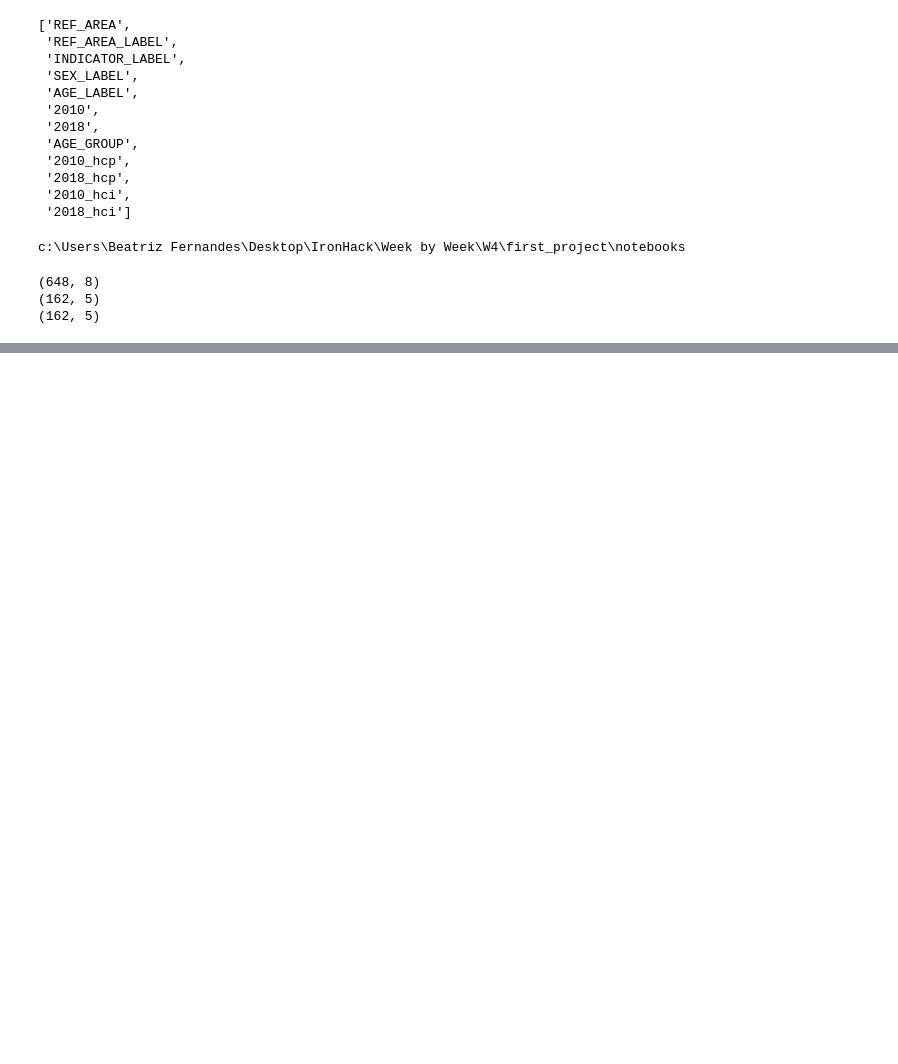
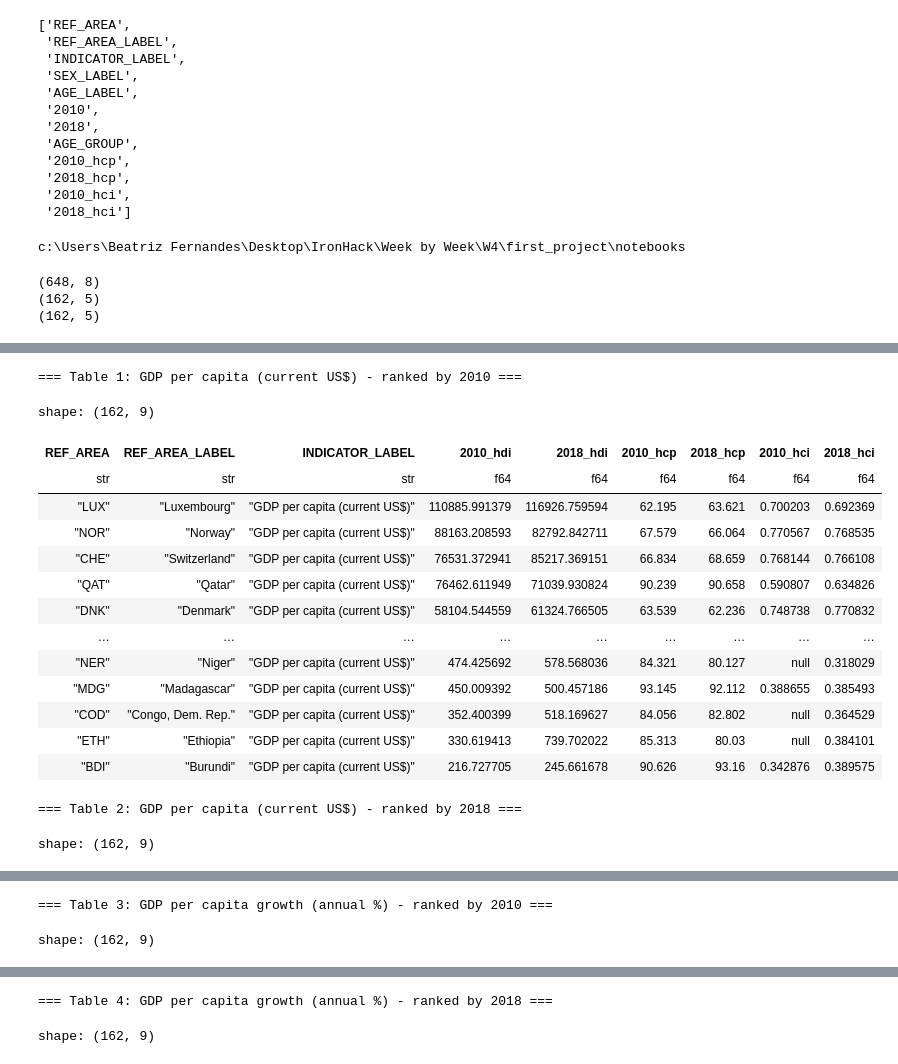
Before and after one commit to rachelv2/first_project, a Jupyter notebook: notebooks/data_cleaning_beatriz.ipynb, the cells around one changed output, grey strips where cells are left out. Drawn from its saved outputs; the diff is of its cells as text; code cells hidden in the pictures; blank space fills up the shorter version.

```diff
--- a/notebooks/data_cleaning_beatriz.ipynb
+++ b/notebooks/data_cleaning_beatriz.ipynb
@@ -692,0 +897,74 @@ merged.write_csv('merged.csv')
+# %%
+# Table 1: GDP per capita (current US$) ranked by 2010
+gdp_current_2010 = (
+    merged
+    .filter(
+        (pl.col('INDICATOR_LABEL') == 'GDP per capita (current US$)') &
+        (pl.col('SEX_LABEL') == 'Total')
+    )
+    .select(['REF_AREA', 'REF_AREA_LABEL', 'INDICATOR_LABEL', '2010_hdi', '2018_hdi', '2010_hcp', '2018_hcp', '2010_hci', '2018_hci'])
+    .sort('2010_hdi', descending=True)
+)
+
+# Table 2: GDP per capita (current US$) ranked by 2018
+gdp_current_2018 = (
+    merged
+    .filter(
+        (pl.col('INDICATOR_LABEL') == 'GDP per capita (current US$)') &
+        (pl.col('SEX_LABEL') == 'Total')
+    )
+    .select(['REF_AREA', 'REF_AREA_LABEL', 'INDICATOR_LABEL', '2010_hdi', '2018_hdi', '2010_hcp', '2018_hcp', '2010_hci', '2018_hci'])
+    .sort('2018_hdi', descending=True)
+)
+
+# Table 3: GDP per capita growth (annual %) ranked by 2010
+gdp_growth_2010 = (
+    merged
+    .filter(
+        (pl.col('INDICATOR_LABEL') == 'GDP per capita growth (annual %)') &
+        (pl.col('SEX_LABEL') == 'Total')
+    )
+    .select(['REF_AREA', 'REF_AREA_LABEL', 'INDICATOR_LABEL', '2010_hdi', '2018_hdi', '2010_hcp', '2018_hcp', '2010_hci', '2018_hci'])
+    .sort('2010_hdi', descending=True)
+)
+
+# Table 4: GDP per capita growth (annual %) ranked by 2018
+gdp_growth_2018 = (
+    merged
+    .filter(
+        (pl.col('INDICATOR_LABEL') == 'GDP per capita growth (annual %)') &
+        (pl.col('SEX_LABEL') == 'Total')
+    )
+    .select(['REF_AREA', 'REF_AREA_LABEL', 'INDICATOR_LABEL', '2010_hdi', '2018_hdi', '2010_hcp', '2018_hcp', '2010_hci', '2018_hci'])
+    .sort('2018_hdi', descending=True)
+)
+
+print("=== Table 1: GDP per capita (current US$) - ranked by 2010 ===")
+display(gdp_current_2010)
+
+print("=== Table 2: GDP per capita (current US$) - ranked by 2018 ===")
+display(gdp_current_2018)
+
+print("=== Table 3: GDP per capita growth (annual %) - ranked by 2010 ===")
+display(gdp_growth_2010)
+
+print("=== Table 4: GDP per capita growth (annual %) - ranked by 2018 ===")
+display(gdp_growth_2018)
+# %% [output]
+=== Table 1: GDP per capita (current US$) - ranked by 2010 ===
+shape: (162, 9)
+| REF_AREA | REF_AREA_LABEL | INDICATOR_LABEL | 2010_hdi | 2018_hdi | 2010_hcp | 2018_hcp | 2010_hci | 2018_hci |
+| str | str | str | f64 | f64 | f64 | f64 | f64 | f64 |
+| "LUX" | "Luxembourg" | "GDP per capita (current US$)" | 110885.991379 | 116926.759594 | 62.195 | 63.621 | 0.700203 | 0.692369 |
+| "NOR" | "Norway" | "GDP per capita (current US$)" | 88163.208593 | 82792.842711 | 67.579 | 66.064 | 0.770567 | 0.768535 |
+| "CHE" | "Switzerland" | "GDP per capita (current US$)" | 76531.372941 | 85217.369151 | 66.834 | 68.659 | 0.768144 | 0.766108 |
+| "QAT" | "Qatar" | "GDP per capita (current US$)" | 76462.611949 | 71039.930824 | 90.239 | 90.658 | 0.590807 | 0.634826 |
+| "DNK" | "Denmark" | "GDP per capita (current US$)" | 58104.544559 | 61324.766505 | 63.539 | 62.236 | 0.748738 | 0.770832 |
+| … | … | … | … | … | … | … | … | … |
+| "NER" | "Niger" | "GDP per capita (current US$)" | 474.425692 | 578.568036 | 84.321 | 80.127 | null | 0.318029 |
+| "MDG" | "Madagascar" | "GDP per capita (current US$)" | 450.009392 | 500.457186 | 93.145 | 92.112 | 0.388655 | 0.385493 |
+| "COD" | "Congo, Dem. Rep." | "GDP per capita (current US$)" | 352.400399 | 518.169627 | 84.056 | 82.802 | null | 0.364529 |
+| "ETH" | "Ethiopia" | "GDP per capita (current US$)" | 330.619413 | 739.702022 | 85.313 | 80.03 | null | 0.384101 |
+| "BDI" | "Burundi" | "GDP per capita (current US$)" | 216.727705 | 245.661678 | 90.626 | 93.16 | 0.342876 | 0.389575 |
+=== Table 2: GDP per capita (current US$) - ranked by 2018 ===
+shape: (162, 9)
@@ -692,0 +984,2 @@ merged.write_csv('merged.csv')
+=== Table 3: GDP per capita growth (annual %) - ranked by 2010 ===
+shape: (162, 9)
@@ -692,0 +999,2 @@ merged.write_csv('merged.csv')
+=== Table 4: GDP per capita growth (annual %) - ranked by 2018 ===
+shape: (162, 9)
```
Also changed, not shown: parts of 15 cells of this notebook, 1 other file.
